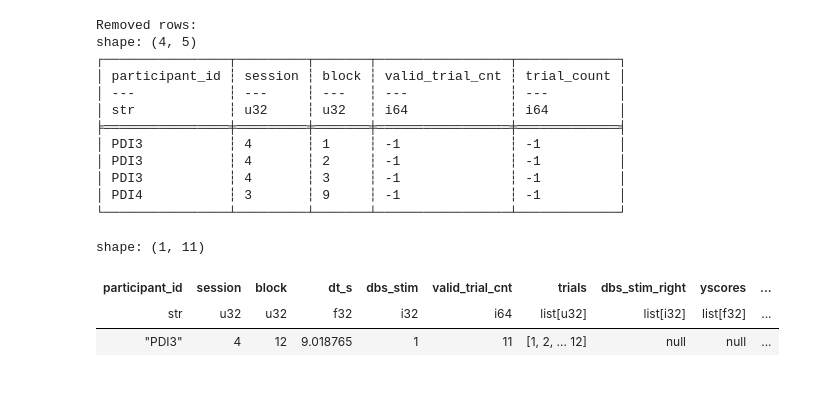
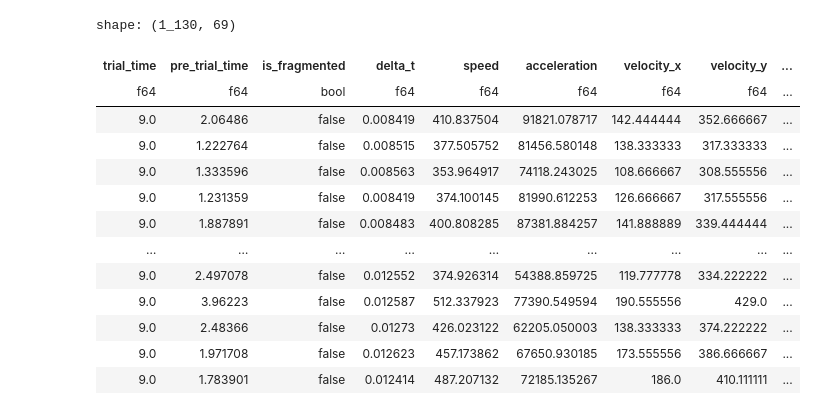
Before and after one commit to mirklys/latent-neural-dynamics-modeling, a Jupyter notebook: notebooks/data_analysis/table_labels.ipynb, the cells around one changed output. Saved outputs shown, nothing was run; the diff lists cells and outputs as text; code cells hidden in the pictures; blank space fills up the shorter version.

```diff
--- a/notebooks/data_analysis/table_labels.ipynb
+++ b/notebooks/data_analysis/table_labels.ipynb
@@ -40,10 +13,12 @@ PDI_labels_trials = (
+# %%
+behav_features = pl.read_parquet(saved_dir / "PDI_behav_features.parquet")
 # %%
-PDI_labels = PDI_labels.select(
-    pl.col("subject").alias("participant_id"),
-    pl.col("session").cast(pl.UInt32),
-    pl.col("ix_block").cast(pl.UInt32).alias("block"),
-    pl.when(pl.col("dbs_stim") == "on").then(1).otherwise(0).alias("dbs_stim"),
-    pl.col("valid_trial_cnt").cast(pl.UInt32),
-)
-
-PDI_labels = PDI_labels.sort(["participant_id", "session", "block"])
+behav_features = behav_features.with_columns(
+    pl.concat_str(
+        pl.lit("sub-"),
+        pl.col("subject"),
+    ).alias("participant_id"),
+    pl.col("session").cast(pl.UInt64),
+    pl.col("ix_block").cast(pl.UInt64).alias("block"),
+    pl.col("ix_trial").cast(pl.UInt64).alias("trial"),
+).drop("subject", "ix_block", "ix_trial")
@@ -119,23 +24,0 @@ The function prints all the rows that were removed.
-# %%
-removed_rows = PDI_trial_durations.filter(
-    (pl.col("trial_count") == -1) & (pl.col("valid_trial_cnt") == -1)
-)
-print("Removed rows:")
-print(
-    removed_rows.select(
-        "participant_id", "session", "block", "valid_trial_cnt", "trial_count"
-    )
-)
-# %% [output]
-Removed rows:
-shape: (4, 5)
-┌────────────────┬─────────┬───────┬─────────────────┬─────────────┐
-│ participant_id ┆ session ┆ block ┆ valid_trial_cnt ┆ trial_count │
-│ ---            ┆ ---     ┆ ---   ┆ ---             ┆ ---         │
-│ str            ┆ u32     ┆ u32   ┆ i64             ┆ i64         │
-╞════════════════╪═════════╪═══════╪═════════════════╪═════════════╡
-│ PDI3           ┆ 4       ┆ 1     ┆ -1              ┆ -1          │
-│ PDI3           ┆ 4       ┆ 2     ┆ -1              ┆ -1          │
-│ PDI3           ┆ 4       ┆ 3     ┆ -1              ┆ -1          │
-│ PDI4           ┆ 3       ┆ 9     ┆ -1              ┆ -1          │
-└────────────────┴─────────┴───────┴─────────────────┴─────────────┘
@@ -160,7 +24,0 @@ PDI_trial_durations = PDI_trial_durations.with_columns(
-# %%
-PDI_trial_durations.filter(~pl.col("labels"))
-# %% [output]
-shape: (1, 11)
-| participant_id | session | block | dt_s | dbs_stim | valid_trial_cnt | trials | dbs_stim_right | yscores | ... |
-| str | u32 | u32 | f32 | i32 | i64 | list[u32] | list[i32] | list[f32] | ... |
-| "PDI3" | 4 | 12 | 9.018765 | 1 | 11 | [1, 2, … 12] | null | null | ... |
@@ -171,2 +25,19 @@ PDI_trial_durations = PDI_trial_durations.drop(
+# %%
+behav_features
+# %% [output]
+shape: (1_130, 69)
+| trial_time | pre_trial_time | is_fragmented | delta_t | speed | acceleration | velocity_x | velocity_y | ... |
+| f64 | f64 | bool | f64 | f64 | f64 | f64 | f64 | ... |
+| 9.0 | 2.06486 | false | 0.008419 | 410.837504 | 91821.078717 | 142.444444 | 352.666667 | ... |
+| 9.0 | 1.222764 | false | 0.008515 | 377.505752 | 81456.580148 | 138.333333 | 317.333333 | ... |
+| 9.0 | 1.333596 | false | 0.008563 | 353.964917 | 74118.243025 | 108.666667 | 308.555556 | ... |
+| 9.0 | 1.231359 | false | 0.008419 | 374.100145 | 81990.612253 | 126.666667 | 317.555556 | ... |
+| 9.0 | 1.887891 | false | 0.008483 | 400.808285 | 87381.884257 | 141.888889 | 339.444444 | ... |
+| … | … | … | … | … | … | … | … | ... |
+| 9.0 | 2.497078 | false | 0.012552 | 374.926314 | 54388.859725 | 119.777778 | 334.222222 | ... |
+| 9.0 | 3.96223 | false | 0.012587 | 512.337923 | 77390.549594 | 190.555556 | 429.0 | ... |
+| 9.0 | 2.48366 | false | 0.01273 | 426.023122 | 62205.050003 | 138.333333 | 374.222222 | ... |
+| 9.0 | 1.971708 | false | 0.012623 | 457.173862 | 67650.930185 | 173.555556 | 386.666667 | ... |
+| 9.0 | 1.783901 | false | 0.012414 | 487.207132 | 72185.135267 | 186.0 | 410.111111 | ... |
 # %%
 participants = participants.join(
```
Also changed, not shown: parts of 26 cells of this notebook, 13 other files.
